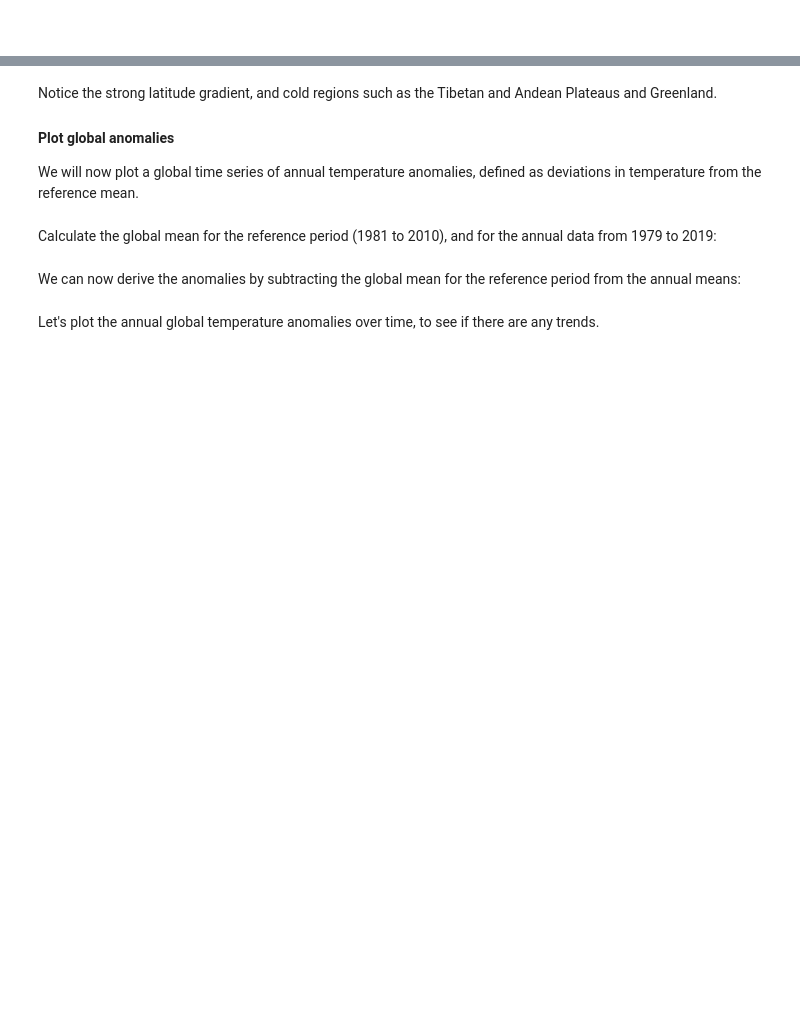
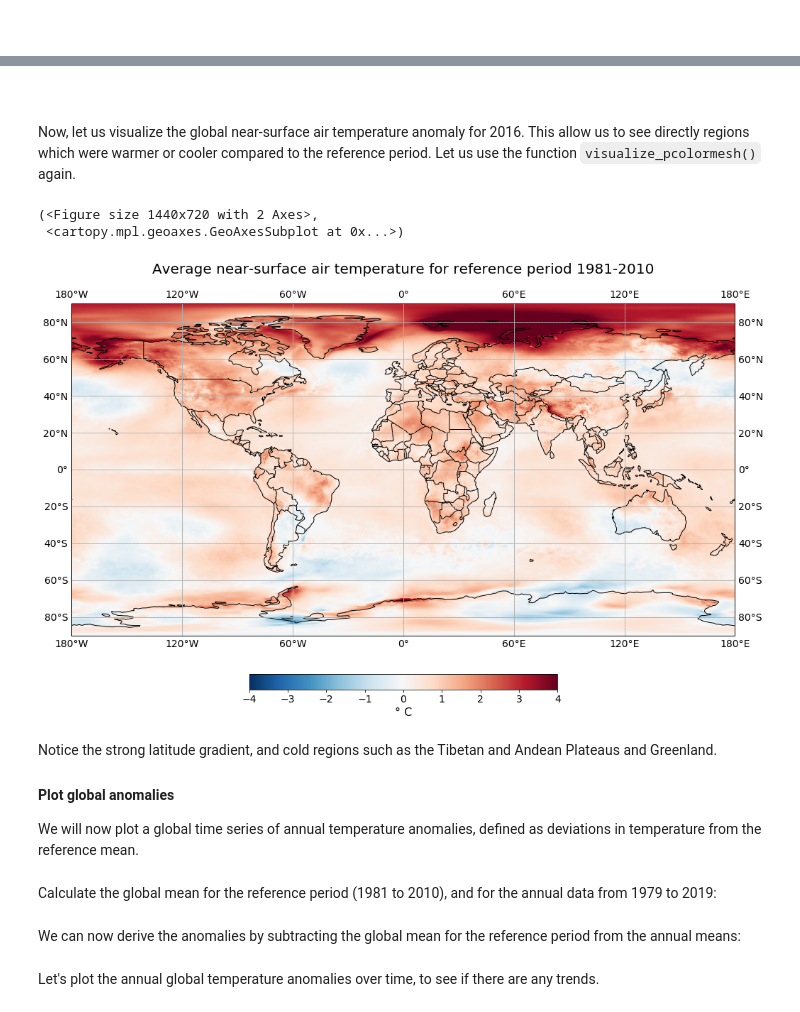
Before and after one commit to tessac2/copernicus-training, a Jupyter notebook: 111_c3s_climatologies_trends.ipynb, the cells around one changed output, grey strips where cells are left out. Cells and saved outputs as stored; diff of their text form; code cells hidden in the pictures; blank space fills up the shorter version.

```diff
--- a/111_c3s_climatologies_trends.ipynb
+++ b/111_c3s_climatologies_trends.ipynb
@@ -198,0 +427,3 @@ ref_mean.plot()
+# %%
+era5_t2m_2016 = yearly_mean.sel(year=2016)
+era5_t2m_2016
@@ -198,0 +476,3 @@ ref_mean.plot()
+# %%
+era5_t2m_anomaly_2016 = era5_t2m_2016 - era5_t2m_ref_mean
+era5_t2m_anomaly_2016
@@ -199,3 +493,21 @@ ref_mean.plot()
+# %% [markdown]
+<br>
+# %% [markdown]
+Now, let us visualize the global near-surface air temperature anomaly for 2016. This allow us to see directly regions which were warmer or cooler compared to the reference period. Let us use the function `visualize_pcolormesh()` again.
+# %%
+visualize_pcolormesh(data_array = era5_t2m_anomaly_2016,
+                    longitude = era5_t2m_anomaly_2016.longitude,
+                    latitude = era5_t2m_anomaly_2016.latitude,
+                    projection = ccrs.PlateCarree(),
+                    color_scale = 'RdBu_r',
+                    unit = era5_t2m_ref_mean.units,
+                    long_name = era5_t2m_ref_mean.long_name + '\n',
+                    vmin = -4,
+                    vmax = 4)
+# %% [output]
+(<Figure size 1440x720 with 2 Axes>,
+ <cartopy.mpl.geoaxes.GeoAxesSubplot at 0x...>)
+[figure, added]
 # %% [markdown]
 Notice the strong latitude gradient, and cold regions such as the Tibetan and Andean Plateaus and Greenland.
 
```
Also changed, not shown: parts of 68 cells of this notebook.
